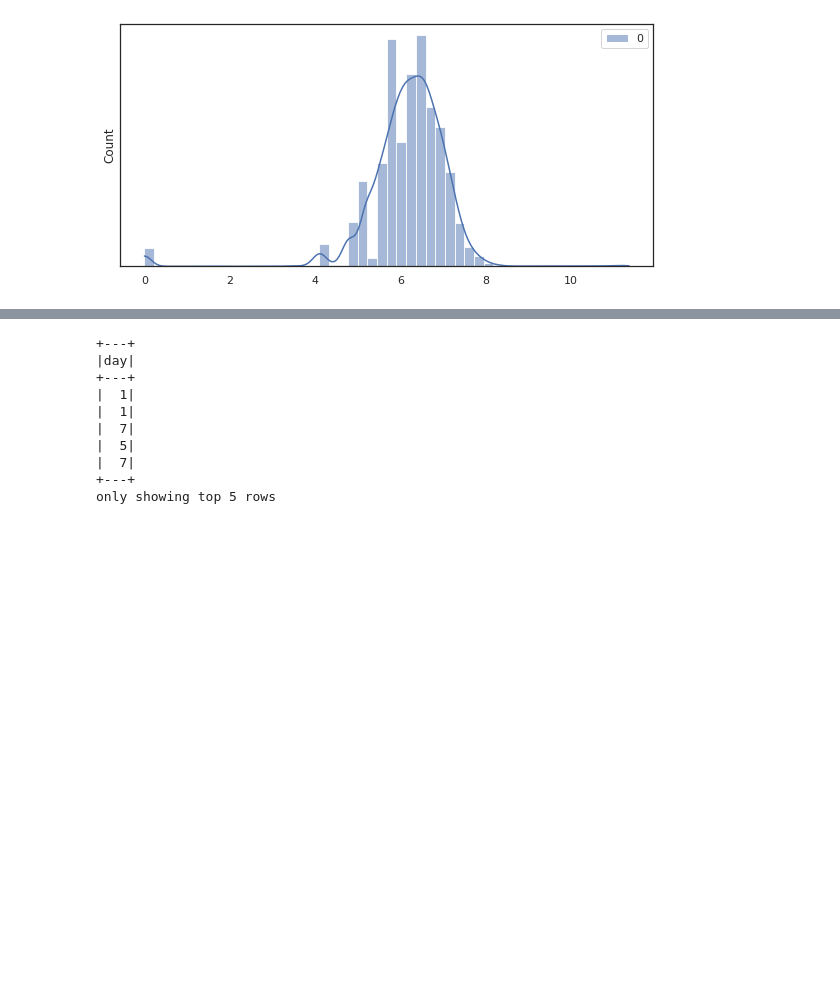
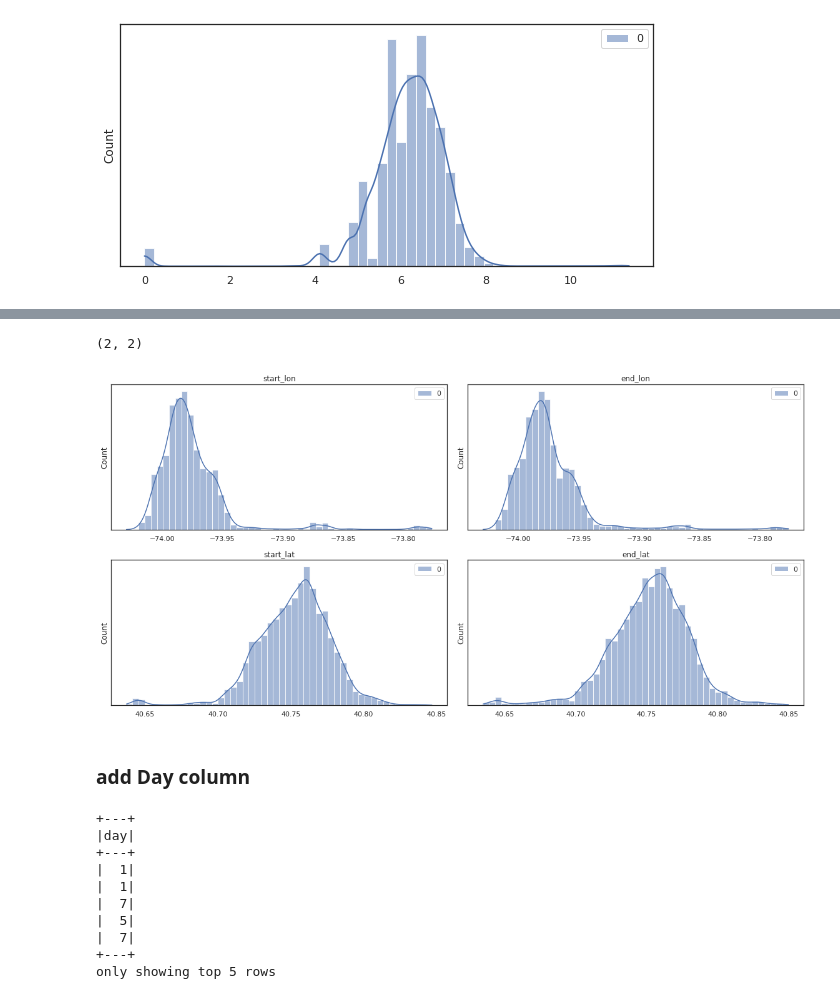
Before and after one commit to YamenHabib/nyc_tripdata, a Jupyter notebook: analysis/vis.ipynb, the cells around one changed output, grey strips where cells are left out. Saved outputs shown, nothing was run; the diff lists cells and outputs as text; code cells hidden in the pictures; blank space fills up the shorter version.

```diff
--- a/analysis/vis.ipynb
+++ b/analysis/vis.ipynb
@@ -95,0 +139,3 @@ plt.show()
+# %%
+lons = [-74.03, -73.77]
+lats = [40.63, 40.85]
@@ -96 +153,38 @@ plt.show()
+# %%
+f, ax = plt.subplots(2, 2, figsize=(16, 8))
+sns.set(style="white")
+sns.histplot(np.array(df.select('start_lon').collect()),
+             stat = 'count',
+             bins = 50,
+             kde=True,
+             ax = ax[0,0]).set_title("start_lon")
+
+sns.histplot(np.array(df.select('end_lon').collect()),
+             stat = 'count',
+             bins = 50,
+             kde=True,
+             ax = ax[0,1]).set_title("end_lon")
+
+sns.histplot(np.array(df.select('start_lat').collect()),
+             stat = 'count',
+             bins = 50,
+             kde=True,
+             ax = ax[1,0]).set_title("start_lat")
+
+sns.histplot(np.array(df.select('end_lat').collect()),
+             label = 'end_lat',
+             stat = 'count',
+             bins = 50,
+             kde=True,
+             ax = ax[1,1]).set_title("end_lat")
+
+
+plt.setp(ax, yticks=[])
+plt.tight_layout()
+plt.show()
+# %% [output]
+(2, 2)
+[figure, added]
+# %% [markdown]
+### add Day column
 # %%
```
Also changed, not shown: parts of 18 cells of this notebook, 1 other file.
